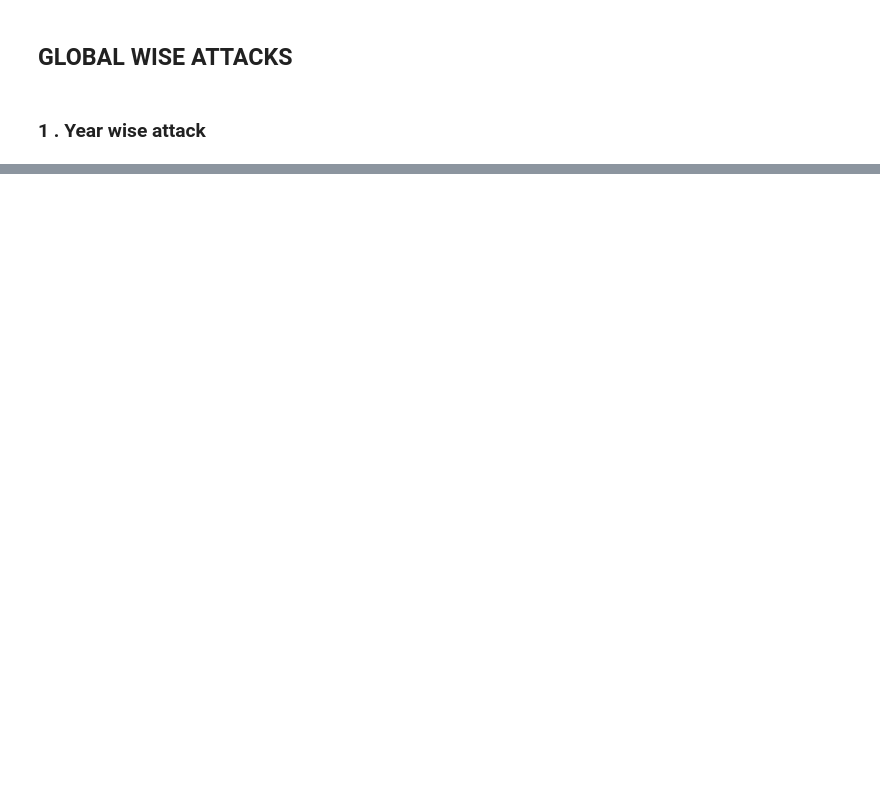
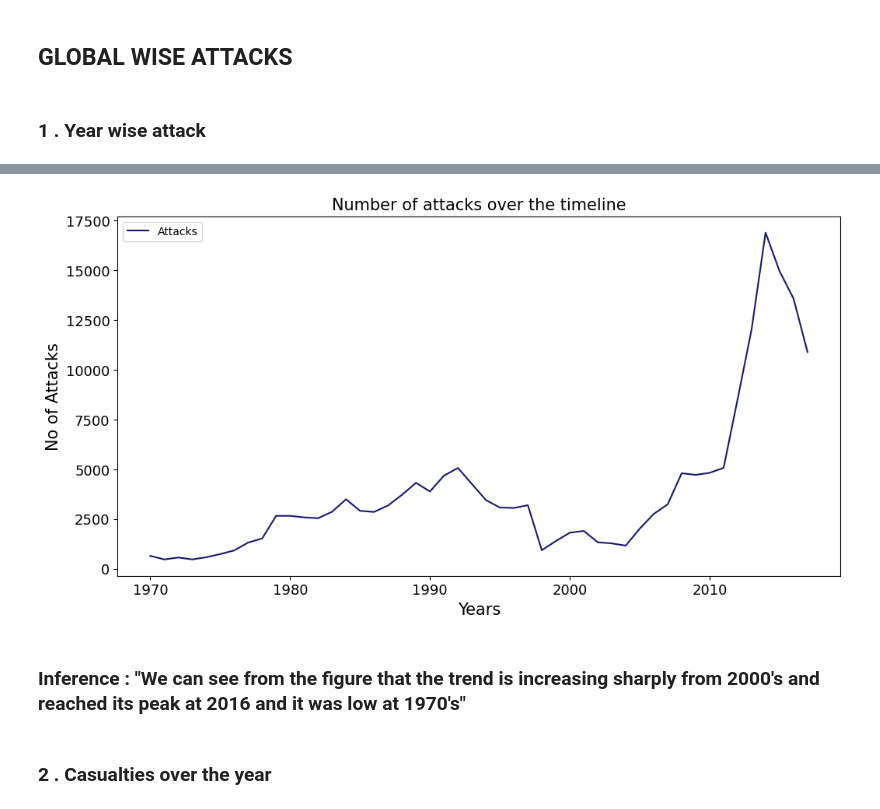
Before and after one commit to uday-kumar-1996/project-on-global-terrorism, a Jupyter notebook: Project_on_global_terrorism.ipynb, the cells around one changed output, grey strips where cells are left out. Drawn from its saved outputs; the diff is of its cells as text; code cells hidden in the pictures; blank space fills up the shorter version.

```diff
--- a/Project_on_global_terrorism.ipynb
+++ b/Project_on_global_terrorism.ipynb
@@ -114,3 +112,6 @@ MessageError: Error: credential propagation was unsuccessful
+# %%
+working_dir_path ='/content/drive/MyDrive/GTD/Global Terrorism Data.csv'
+df = pd.read_csv(working_dir_path ,encoding="ISO-8859-1")
 # %%
 dataset = df.copy()
 # %%
@@ -275,6 +276,6 @@ df_most_selected.describe()
 # %% [markdown]
 ### **1 . Year wise attack**
 # %%
-Attacks = df_most_selected['Year'].value_counts(dropna = False).sort_index().reset_index().rename(columns = {"index":"Year", "Year":"Attacks"}).set_index("Year")
+Attacks = df_most_selected["Year"].value_counts().sort_index().reset_index().rename(columns={"Year":"Year","count":"Attacks"}).set_index("Year")
 # %%
 Attacks
@@ -280,0 +301,12 @@ Attacks
+# %%
+Attacks.plot(kind = "line", color = "midnightblue",figsize= (12,6),fontsize = 13)
+plt.title("Number of attacks over the timeline", fontsize = 15)
+plt.ylabel("No of Attacks", fontsize = 15)
+plt.xlabel("Years",fontsize=15)
+plt.show()
+# %% [output]
+[figure, added]
+# %% [markdown]
+### **Inference** : "We can see from the figure that the trend is **increasing sharply from 2000's** and **reached its peak at 2016** and **it was low at 1970's**"
+# %% [markdown]
+### **2 . Casualties over the year**
```
Also changed, not shown: parts of 53 cells of this notebook.
